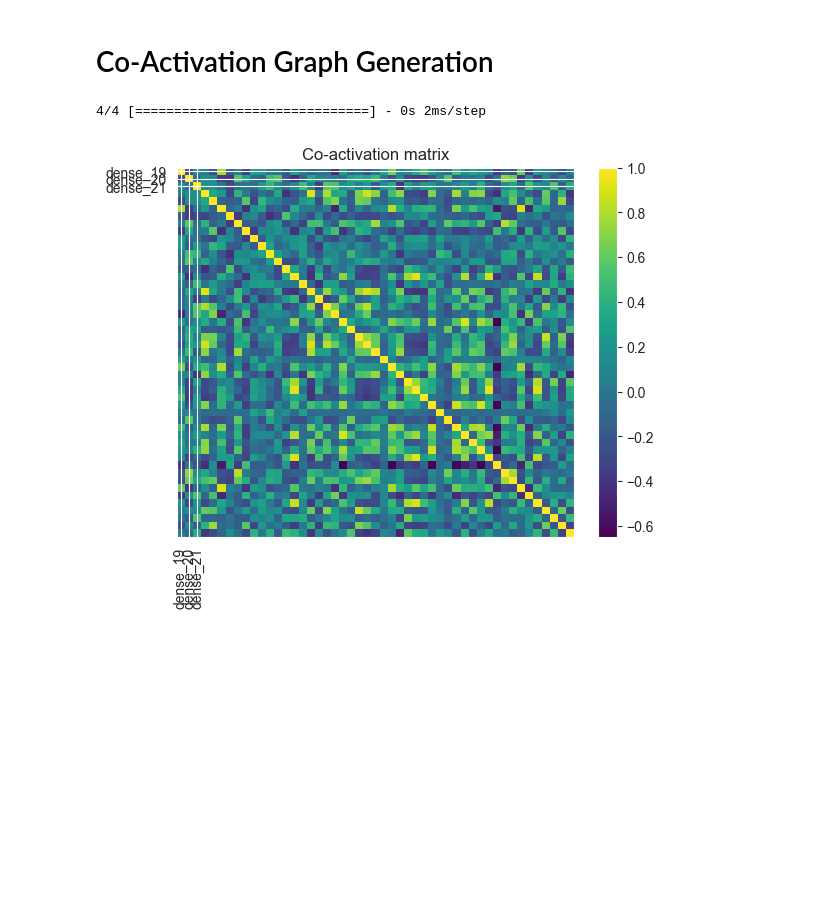
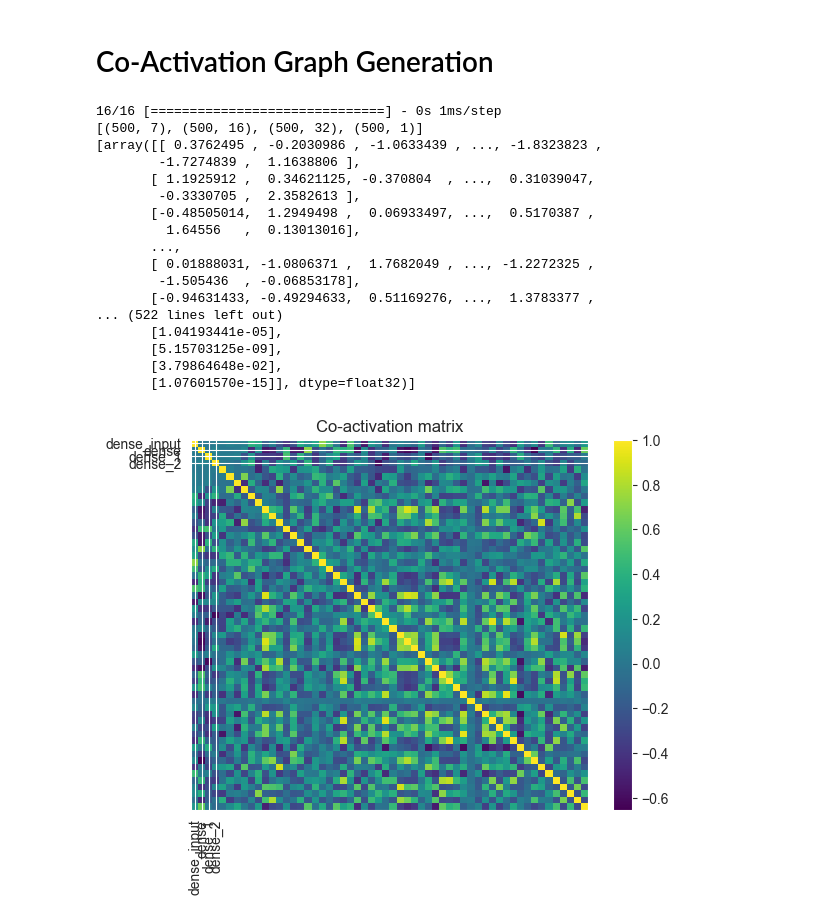
Before and after one commit to b0ster/KRW-project-group2, a Jupyter notebook: src/titanic/titanic-dnn-classification-minified.ipynb, the cells around one changed output. Cells and saved outputs as stored; diff of their text form; code cells hidden in the pictures; blank space fills up the shorter version.

Commit message:
Fixed the correct co-activation graph

```diff
--- a/src/titanic/titanic-dnn-classification-minified.ipynb
+++ b/src/titanic/titanic-dnn-classification-minified.ipynb
@@ -48,7 +48,7 @@ class Mode(enum.Enum):
 # %% [markdown]
 ## Define the current run-mode
 # %%
-MODE=Mode.TRAIN
+MODE=Mode.TEST
 # %% [markdown]
 ### Load the data
 # %%
@@ -325,29 +315,48 @@ plt.show()
 # Co-Activation Graph Generation
 # %%
 # Generate random input data
-num_samples = 100
+num_samples = 500
 input_shape = model.input_shape[1:]
 x = np.random.normal(size=(num_samples, *input_shape))
 
 # Compute intermediate layer activations
 layer_names = [layer.name for layer in model.layers if 'dense' in layer.name]
 outputs = [model.get_layer(name).output for name in layer_names]
 model = tf.keras.models.Model(inputs=model.inputs, outputs=outputs)
 activations = model.predict(x)
+
+print([x.shape for x in activations])
+print(activations)
 
 # Compute pairwise correlations between activations
 activations_flat = np.concatenate([a.reshape(a.shape[0], -1) for a in activations], axis=1)
 correlations = np.corrcoef(activations_flat, rowvar=False)
 
 # Plot co-activation matrix
 plt.imshow(correlations, cmap='viridis', aspect='auto')
 plt.colorbar()
 plt.title('Co-activation matrix')
 plt.xticks(np.arange(len(layer_names)), layer_names, rotation=90)
 plt.yticks(np.arange(len(layer_names)), layer_names)
 plt.show()
 # %% [output]
-4/4 [==============================] - 0s 2ms/step
+16/16 [==============================] - 0s 1ms/step
+[(500, 7), (500, 16), (500, 32), (500, 1)]
+[array([[ 0.3762495 , -0.2030986 , -1.0633439 , ..., -1.8323823 ,
+        -1.7274839 ,  1.1638806 ],
+       [ 1.1925912 ,  0.34621125, -0.370804  , ...,  0.31039047,
+        -0.3330705 ,  2.3582613 ],
+       [-0.48505014,  1.2949498 ,  0.06933497, ...,  0.5170387 ,
+         1.64556   ,  0.13013016],
+       ...,
+       [ 0.01888031, -1.0806371 ,  1.7682049 , ..., -1.2272325 ,
+        -1.505436  , -0.06853178],
+       [-0.94631433, -0.49294633,  0.51169276, ...,  1.3783377 ,
+... (522 lines left out)
+       [1.04193441e-05],
+       [5.15703125e-09],
+       [3.79864648e-02],
+       [1.07601570e-15]], dtype=float32)]
-[figure, old version]
+[figure, new version]
 # %%
 import networkx as nx
```
Also changed, not shown: parts of 5 cells of this notebook.
